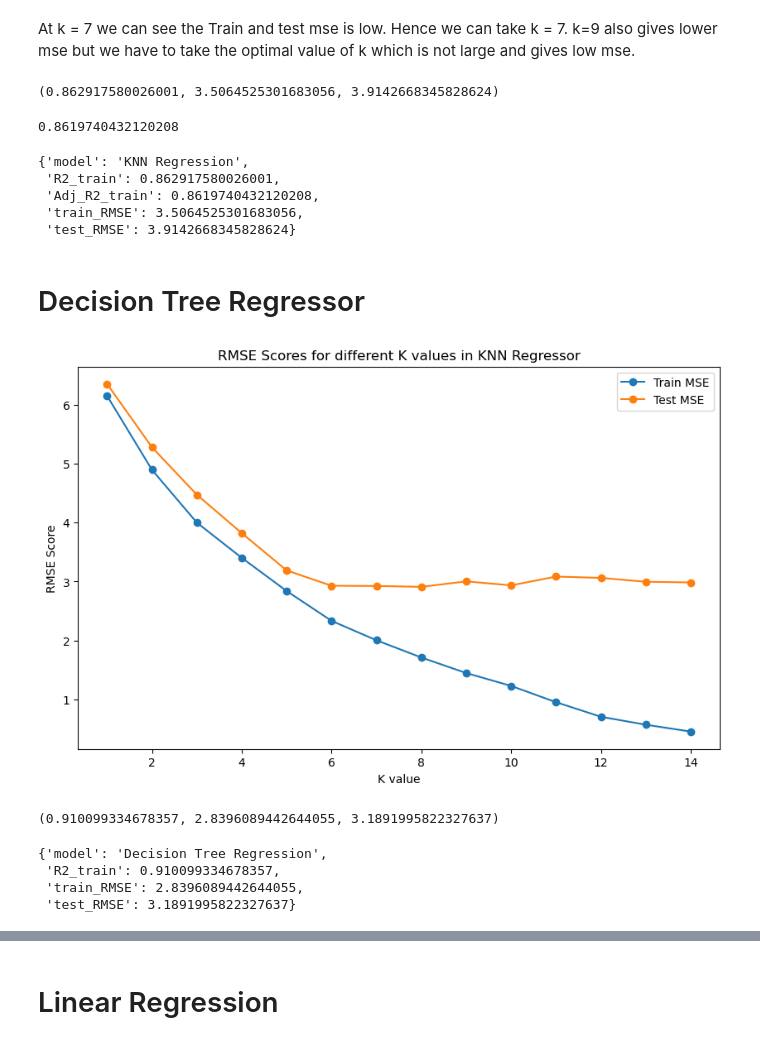
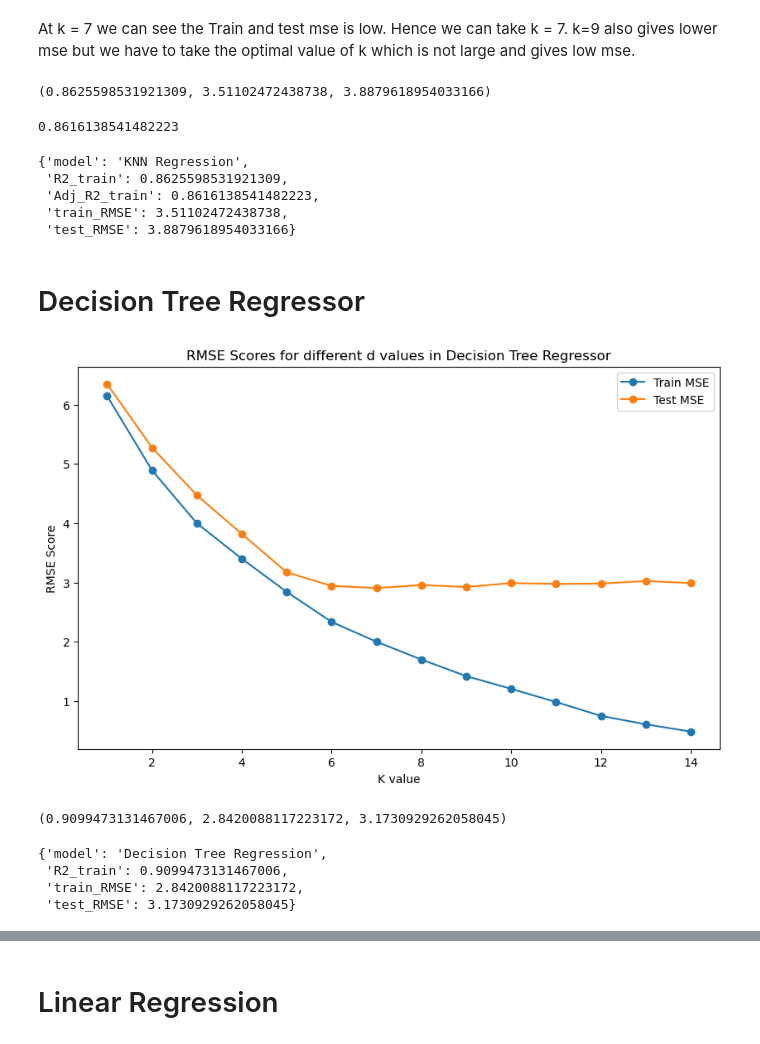
Before and after one commit to Smruti1999/Praxis, a Jupyter notebook: Life Expectancy/Life Expectancy WHO.ipynb, the cells around one changed output, grey strips where cells are left out. Saved outputs shown, nothing was run; the diff lists cells and outputs as text; code cells hidden in the pictures.

```diff
--- a/Life Expectancy/Life Expectancy WHO.ipynb
+++ b/Life Expectancy/Life Expectancy WHO.ipynb
@@ -859,7 +859,7 @@ plt.show()
 2. 'gdp' and 'percentage expenditure' features are highly correlated. Hence dropping 1 of the column won't affect the performance of the model. Hence dropping 'percentage expenditure' column.
 3. 'thinness 1-19 years' and 'thinness 5-9 years' features are highly correlated. Hence dropping 1 of the column won't affect the performance of the model. Hence dropping 'thinness 5-9 years' column.
 # %%
-le_data.drop(['thinness 5-9 years','under-five deaths','Income composition of resources','Diphtheria','Polio'],inplace=True, axis=1)
+le_data.drop(['thinness 5-9 years','under-five deaths','Income composition of resources','Diphtheria','percentage expenditure'],inplace=True, axis=1)
 # %%
 # correlation matrix:
 le_data_num=le_data.select_dtypes('number')
@@ -1062,23 +1062,23 @@ rmse_train = np.sqrt(np.mean((y_train - y_train_pred)**2))
 rmse_test = np.sqrt(np.mean((y_test - y_test_pred)**2))
 r2_train,rmse_train,rmse_test
 # %% [output]
-(0.862917580026001, 3.5064525301683056, 3.9142668345828624)
+(0.8625598531921309, 3.51102472438738, 3.8879618954033166)
 # %%
 rowcount=X_train.shape[0]
 featurecount= X_train.shape[1]
 adj_r2_train=1-(((1-r2_train)*(rowcount-1))/(rowcount-featurecount-1))
 adj_r2_train
 # %% [output]
-0.8619740432120208
+0.8616138541482223
 # %%
 model_knn_performance = {'model':"KNN Regression",'R2_train':r2_train,'Adj_R2_train':adj_r2_train,'train_RMSE':rmse_train,'test_RMSE':rmse_test}
 model_knn_performance
 # %% [output]
 {'model': 'KNN Regression',
- 'R2_train': 0.862917580026001,
- 'Adj_R2_train': 0.8619740432120208,
- 'train_RMSE': 3.5064525301683056,
- 'test_RMSE': 3.9142668345828624}
+ 'R2_train': 0.8625598531921309,
+ 'Adj_R2_train': 0.8616138541482223,
+ 'train_RMSE': 3.51102472438738,
+ 'test_RMSE': 3.8879618954033166}
 # %% [markdown]
 # Decision Tree Regressor
 # %%
@@ -1106,15 +1106,15 @@ for d in depth_values:
 # %%
 # Plotting Train RMSE, and Test RMSE for different d values
 plt.figure(figsize=(10, 6))
 plt.plot(depth_values, train_rmse_scores, marker='o', label='Train MSE')
 plt.plot(depth_values, test_rmse_scores, marker='o', label='Test MSE')
 plt.xlabel('K value')
 plt.ylabel('RMSE Score')
-plt.title('RMSE Scores for different K values in KNN Regressor')
+plt.title('RMSE Scores for different d values in Decision Tree Regressor')
 plt.legend()
 plt.show()
 # %% [output]
-[figure, old version]
+[figure, new version]
 # %%
 dtr = DecisionTreeRegressor(max_depth=5)
 model=dtr.fit(X_train, y_train)
@@ -1130,12 +1130,12 @@ rmse_test = np.sqrt(np.mean((y_test - y_test_pred)**2))
 
 r2_train,rmse_train,rmse_test
 # %% [output]
-(0.910099334678357, 2.8396089442644055, 3.1891995822327637)
+(0.9099473131467006, 2.8420088117223172, 3.1730929262058045)
 # %%
 model_knn_performance = {'model':"Decision Tree Regression",'R2_train':r2_train,'train_RMSE':rmse_train,'test_RMSE':rmse_test}
 model_knn_performance
 # %% [output]
 {'model': 'Decision Tree Regression',
- 'R2_train': 0.910099334678357,
- 'train_RMSE': 2.8396089442644055,
- 'test_RMSE': 3.1891995822327637}
+ 'R2_train': 0.9099473131467006,
+ 'train_RMSE': 2.8420088117223172,
+ 'test_RMSE': 3.1730929262058045}
```
Also changed, not shown: parts of 16 cells of this notebook.
